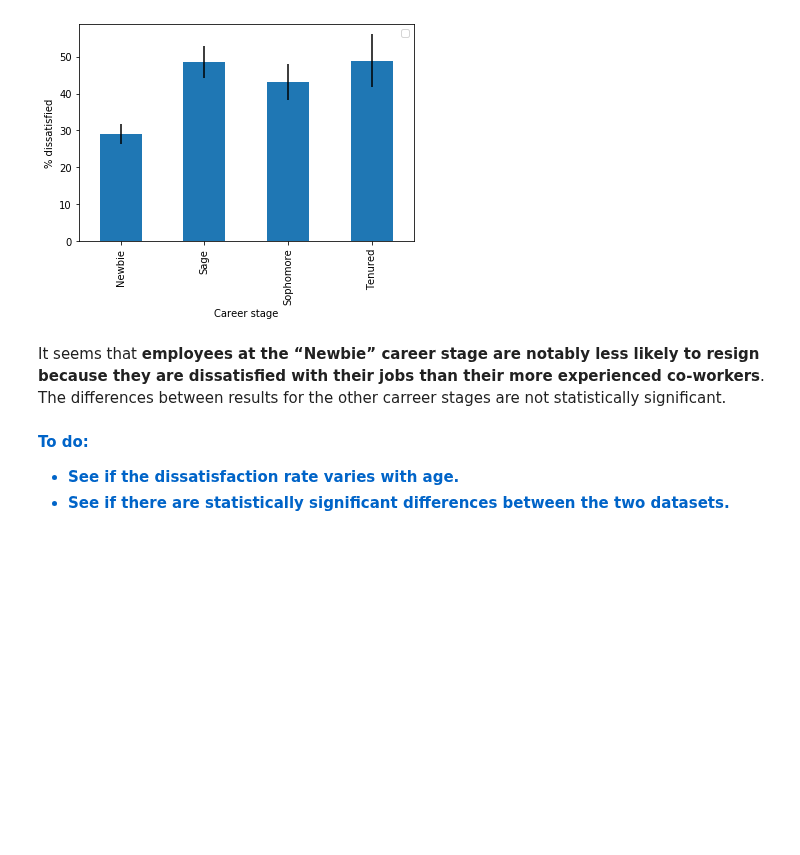
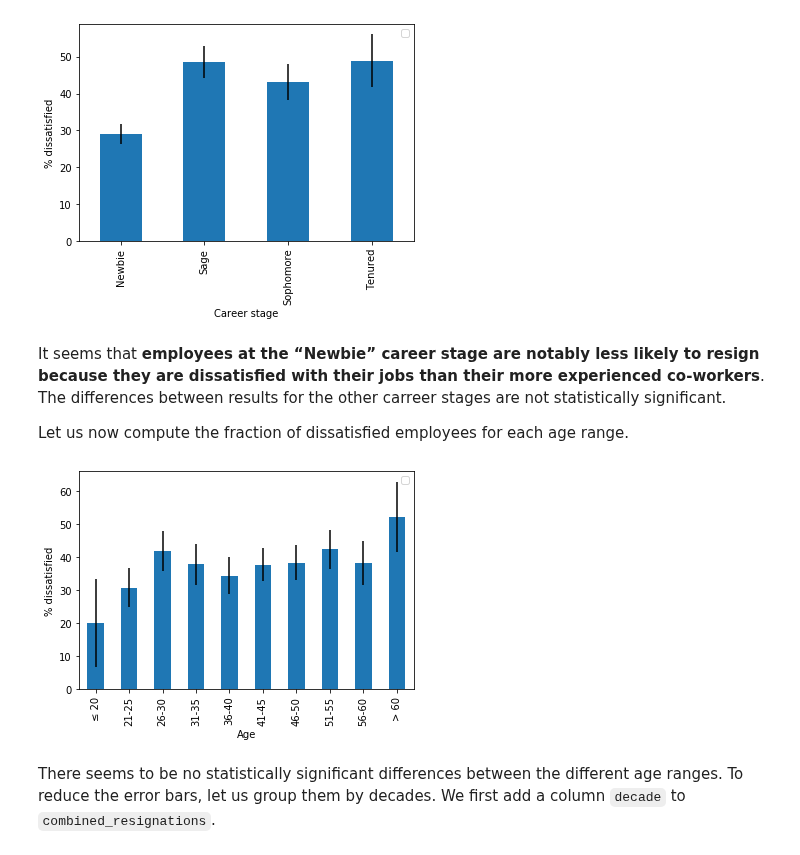
Before and after one commit to FlorentCLMichel/learning_data_science, a Jupyter notebook: Projects_Jupyter/Employees_Exit_Survey.ipynb, the cells around one changed output. Cells and saved outputs as stored; diff of their text form; code cells hidden in the pictures; blank space fills up the shorter version.

Commit message:
added two plots

```diff
--- a/Projects_Jupyter/Employees_Exit_Survey.ipynb
+++ b/Projects_Jupyter/Employees_Exit_Survey.ipynb
@@ -450,7 +449,7 @@ Let us use this classification.
 # %%
 def float_to_padilla_stage(x):
     '''
-    returns the Padilla career stage associated corresponding to having worked int(x) years at a company
+    returns the Padilla career stage corresponding to having worked int(x) years at a company
     x: float
     '''
     if x < 0 or np.isnan(x):
@@ -502,10 +501,29 @@ plt.show()
 # %% [markdown]
 It seems that **employees at the “Newbie” career stage are notably less likely to resign because they are dissatisfied with their jobs than their more experienced co-workers**.
 The differences between results for the other carreer stages are not statistically significant.
+
+Let us now compute the fraction of dissatisfied employees for each age range.
-# %% [markdown]
-<font style="color:rgb(0,100,200)"><b>
-    To do: <ul>
-        <li> See if the dissatisfaction rate varies with age. </li>
-        <li> See if there are statistically significant differences between the two datasets. </li>
-    </ul>
-</b></font>
+# %%
+# pivot table: percentages of dissatisfied employees
+dissatisfied_vs_age = pd.pivot_table(combined_resignations, values = 'dissatisfied', index = 'age', aggfunc = lambda x: 100*x.mean())
+
+# pivot table: standard error
+dissatisfied_vs_age_ste = pd.pivot_table(combined_resignations, values = 'dissatisfied', index = 'age', aggfunc = lambda x: 100*x.std()/np.sqrt(len(x)))
+
+# labels
+labels_age = ['≤ 20'] + [str(x) + '-' + str(x+4) for x in [21, 26, 31, 36, 41, 46, 51, 56]] + ['> 60']
+
+# bar plot
+# the error bars correspond to one standard error up and down
+ax = dissatisfied_vs_age.plot(kind = 'bar', yerr = dissatisfied_vs_age_ste['dissatisfied'])
+ax.set_xlabel('Age')
+ax.set_xticklabels(labels_age)
+ax.set_ylabel('% dissatisfied')
+ax.legend([])
+plt.show()
+# %% [output]
+[figure, added]
+# %% [markdown]
+There seems to be no statistically significant differences between the different age ranges.
+To reduce the error bars, let us group them by decades.
+We first add a column `decade` to `combined_resignations`.
```
Also changed, not shown: parts of 11 cells of this notebook.
